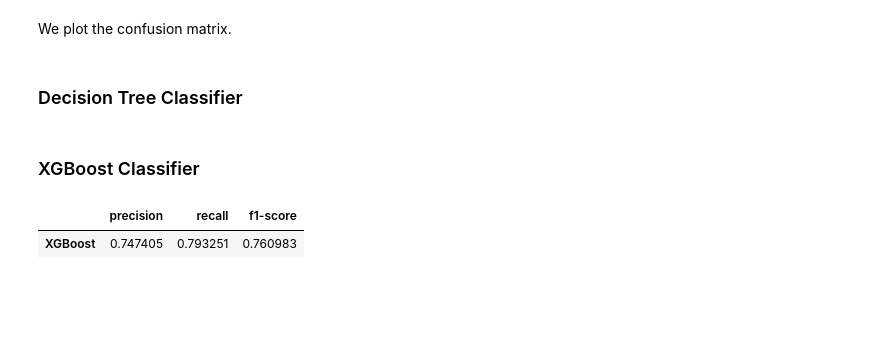
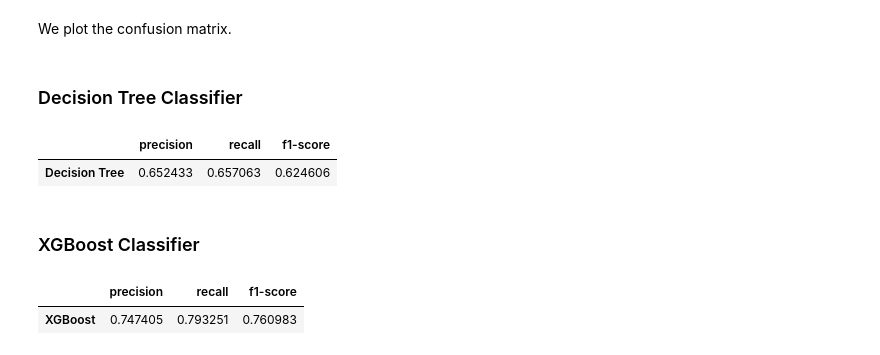
Before and after one commit to Bast-94/CYBERML-Project, a Jupyter notebook: cyber-ml.ipynb, the cells around one changed output. Drawn from its saved outputs; the diff is of its cells as text; code cells hidden in the pictures; blank space fills up the shorter version.

Commit message:
classification: Added cross validation to decision tree

```diff
--- a/cyber-ml.ipynb
+++ b/cyber-ml.ipynb
@@ -209,3 +197,15 @@ decision_tree = DecisionTreeClassifier(
+# %%
+def gen_decision_tree() -> DecisionTreeClassifier:
+    return DecisionTreeClassifier(
+        max_depth=9,
+        max_features='sqrt',
+        random_state=seed
+    )
+
+cross_validate_model(X, y, gen_decision_tree, 'Decision Tree', tscv)
+# %% [output]
+|  | precision | recall | f1-score |
+| Decision Tree | 0.652433 | 0.657063 | 0.624606 |
 # %%
 # confusion_matrix_plot(y_test, y_pred, 'Decision Tree Confusion Matrix')
 # %% [markdown]
```
Also changed, not shown: parts of 1 cell of this notebook.
